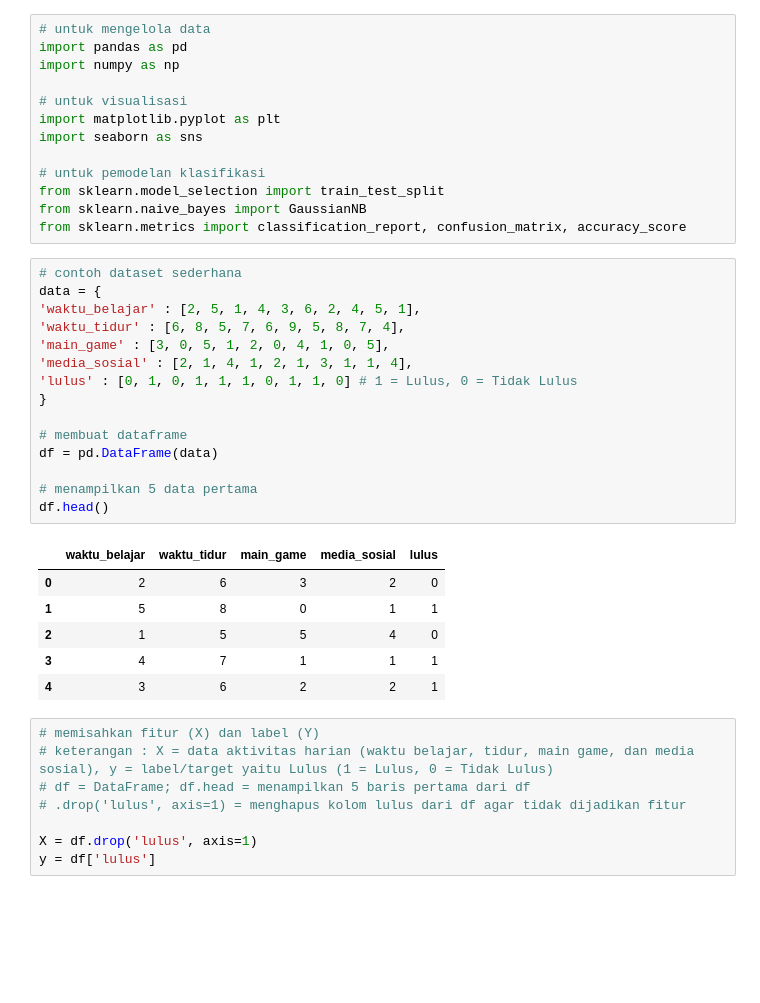
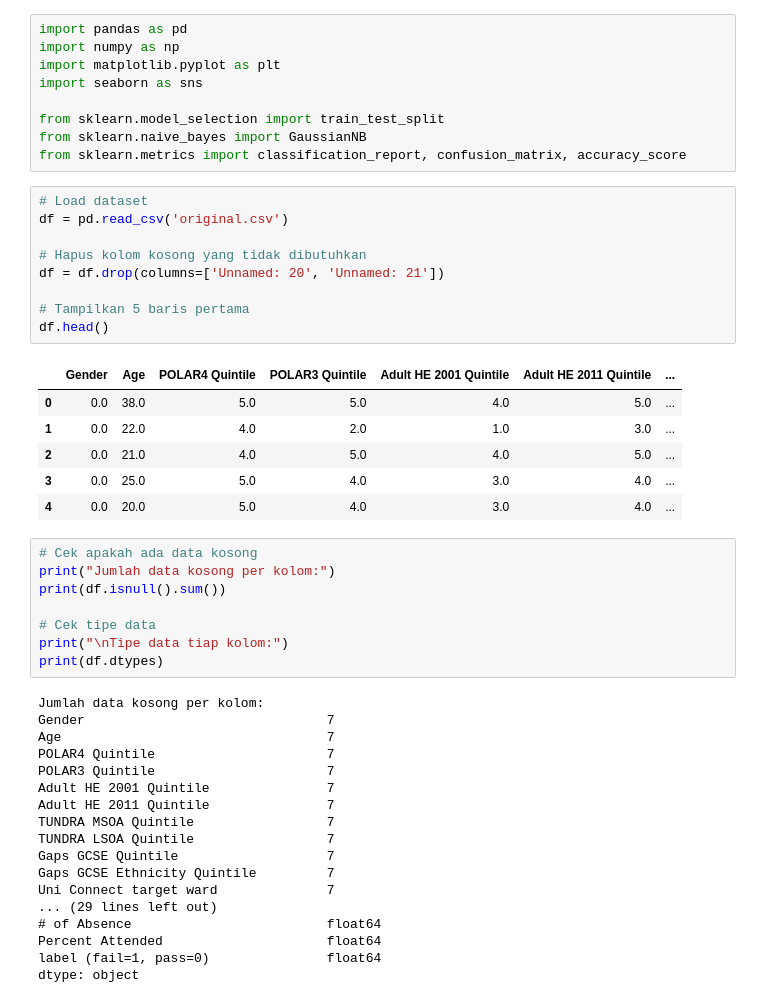
Before and after one commit to STMIK-Tazkia/probstat-kelompok-9, a Jupyter notebook: klasifikasi_mahasiswa.ipynb, the cells around one changed output. Saved outputs shown, nothing was run; the diff lists cells and outputs as text; blank space fills up the shorter version.

```diff
--- a/klasifikasi_mahasiswa.ipynb
+++ b/klasifikasi_mahasiswa.ipynb
@@ -1,43 +1,51 @@
 # %%
-# untuk mengelola data
 import pandas as pd
 import numpy as np
-
-# untuk visualisasi
 import matplotlib.pyplot as plt
 import seaborn as sns
 
-# untuk pemodelan klasifikasi
 from sklearn.model_selection import train_test_split
 from sklearn.naive_bayes import GaussianNB
 from sklearn.metrics import classification_report, confusion_matrix, accuracy_score
-# %%
-# contoh dataset sederhana
-data = {
-'waktu_belajar' : [2, 5, 1, 4, 3, 6, 2, 4, 5, 1],
-'waktu_tidur' : [6, 8, 5, 7, 6, 9, 5, 8, 7, 4],
-'main_game' : [3, 0, 5, 1, 2, 0, 4, 1, 0, 5],
-'media_sosial' : [2, 1, 4, 1, 2, 1, 3, 1, 1, 4],
-'lulus' : [0, 1, 0, 1, 1, 1, 0, 1, 1, 0] # 1 = Lulus, 0 = Tidak Lulus
-}
-
-# membuat dataframe
-df = pd.DataFrame(data)
-
-# menampilkan 5 data pertama
-df.head()
-# %% [output]
-|  | waktu_belajar | waktu_tidur | main_game | media_sosial | lulus |
-| 0 | 2 | 6 | 3 | 2 | 0 |
-| 1 | 5 | 8 | 0 | 1 | 1 |
-| 2 | 1 | 5 | 5 | 4 | 0 |
-| 3 | 4 | 7 | 1 | 1 | 1 |
-| 4 | 3 | 6 | 2 | 2 | 1 |
-# %%
-# memisahkan fitur (X) dan label (Y)
-# keterangan : X = data aktivitas harian (waktu belajar, tidur, main game, dan media sosial), y = label/target yaitu Lulus (1 = Lulus, 0 = Tidak Lulus)
-# df = DataFrame; df.head = menampilkan 5 baris pertama dari df
-# .drop('lulus', axis=1) = menghapus kolom lulus dari df agar tidak dijadikan fitur
-
-X = df.drop('lulus', axis=1)
-y = df['lulus']
+# %%
+# Load dataset
+df = pd.read_csv('original.csv')
+
+# Hapus kolom kosong yang tidak dibutuhkan
+df = df.drop(columns=['Unnamed: 20', 'Unnamed: 21'])
+
+# Tampilkan 5 baris pertama
+df.head()
+# %% [output]
+|  | Gender | Age | POLAR4 Quintile | POLAR3 Quintile | Adult HE 2001 Quintile | Adult HE 2011 Quintile | ... |
+| 0 | 0.0 | 38.0 | 5.0 | 5.0 | 4.0 | 5.0 | ... |
+| 1 | 0.0 | 22.0 | 4.0 | 2.0 | 1.0 | 3.0 | ... |
+| 2 | 0.0 | 21.0 | 4.0 | 5.0 | 4.0 | 5.0 | ... |
+| 3 | 0.0 | 25.0 | 5.0 | 4.0 | 3.0 | 4.0 | ... |
+| 4 | 0.0 | 20.0 | 5.0 | 4.0 | 3.0 | 4.0 | ... |
+# %%
+# Cek apakah ada data kosong
+print("Jumlah data kosong per kolom:")
+print(df.isnull().sum())
+
+# Cek tipe data
+print("\nTipe data tiap kolom:")
+print(df.dtypes)
+# %% [output]
+Jumlah data kosong per kolom:
+Gender                               7
+Age                                  7
+POLAR4 Quintile                      7
+POLAR3 Quintile                      7
+Adult HE 2001 Quintile               7
+Adult HE 2011 Quintile               7
+TUNDRA MSOA Quintile                 7
+TUNDRA LSOA Quintile                 7
+Gaps GCSE Quintile                   7
+Gaps GCSE Ethnicity Quintile         7
+Uni Connect target ward              7
+... (29 lines left out)
+# of Absence                         float64
+Percent Attended                     float64
+label (fail=1, pass=0)               float64
+dtype: object
```
Also changed, not shown: parts of 15 cells of this notebook, 22 other files.
